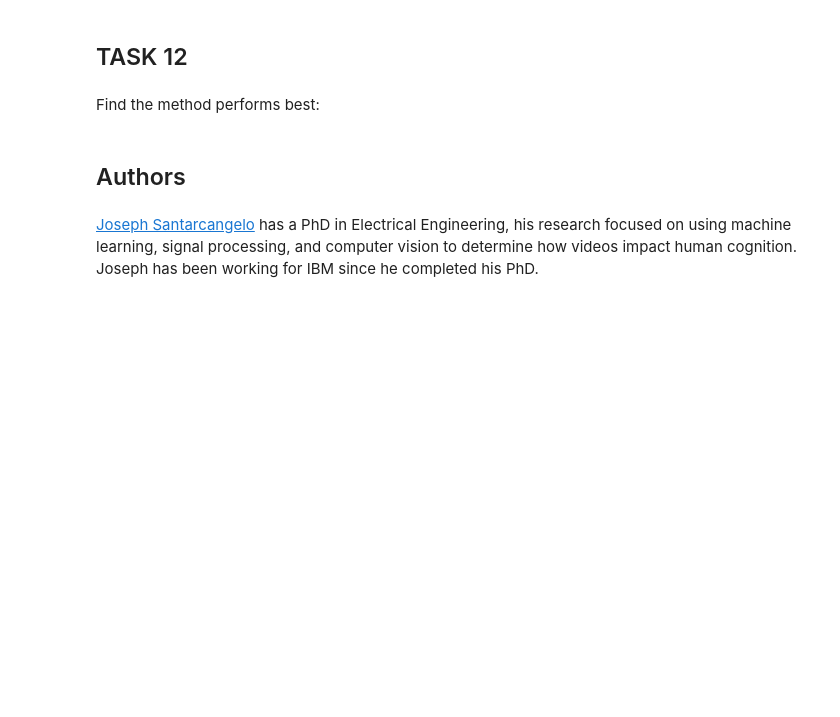
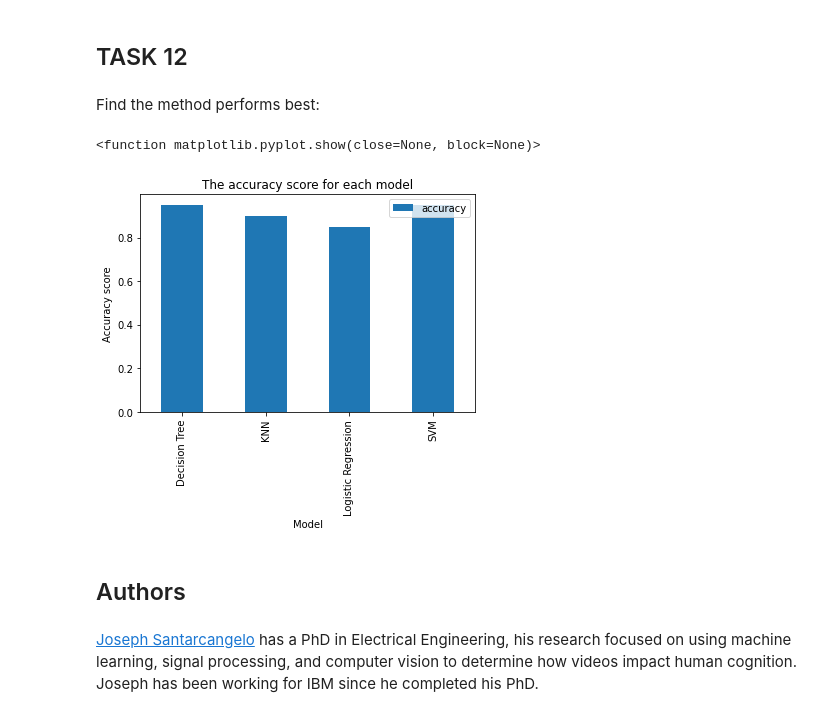
Before and after one commit to vpatmalniece/spacex_project, a Jupyter notebook: SpaceX ML.ipynb, the cells around one changed output. Saved outputs shown, nothing was run; the diff lists cells and outputs as text; code cells hidden in the pictures; blank space fills up the shorter version.

Commit message:
Insert bar chart

```diff
--- a/SpaceX ML.ipynb
+++ b/SpaceX ML.ipynb
@@ -352,3 +350,17 @@ KNN
+# %%
+dict_={'model': ['Logistic Regression', 'SVM', 'Decision Tree', 'KNN'],'accuracy': [logreg_cv.best_score_ , svm_cv.best_score_, tree_cv.best_score_, knn_cv.best_score_]}
+df=pd.DataFrame(dict_)
+df
+bar_chart = df.groupby(['model']).mean(['accuracy'])
+bar_chart
+bar_chart.plot(kind = 'bar')
+plt.title('The accuracy score for each model')
+plt.xlabel('Model')
+plt.ylabel('Accuracy score')
+plt.show
+# %% [output]
+<function matplotlib.pyplot.show(close=None, block=None)>
+[figure, added]
 # %% [markdown]
 ## Authors
 # %% [markdown]
```
Also changed, not shown: parts of 5 cells of this notebook.
